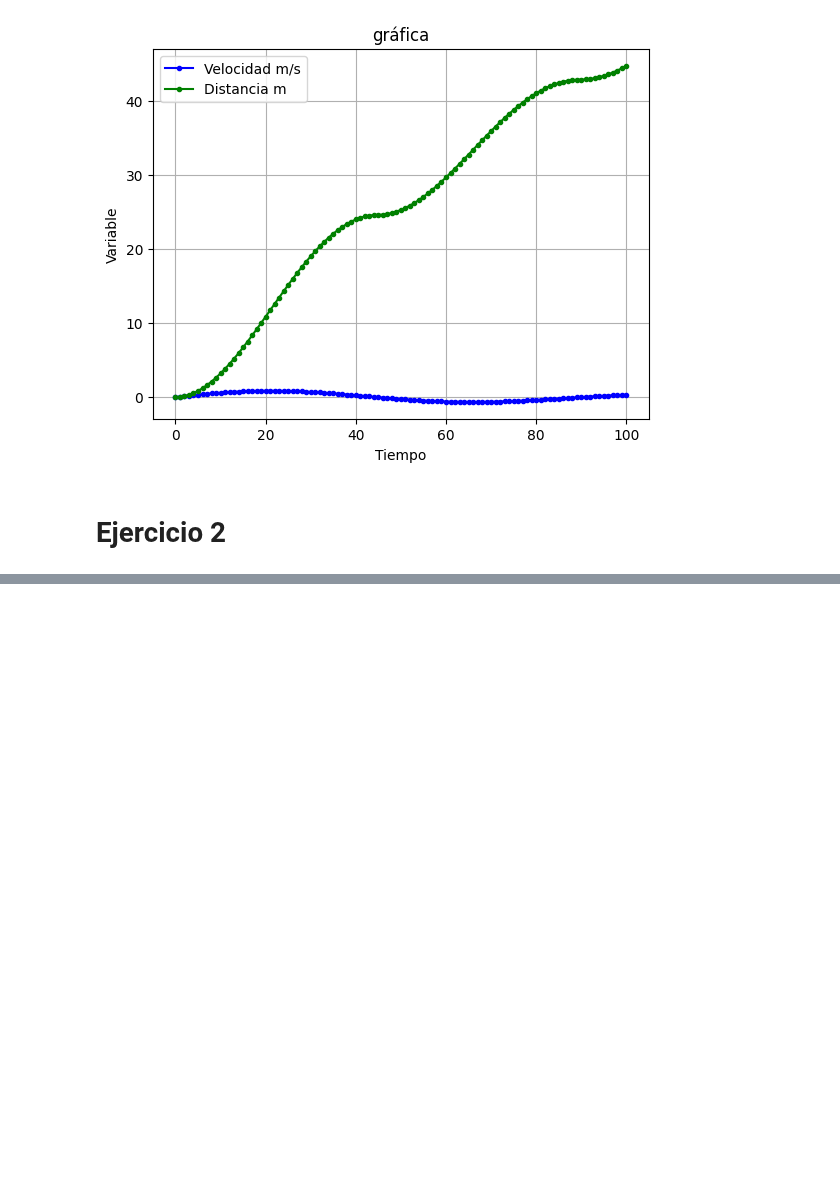
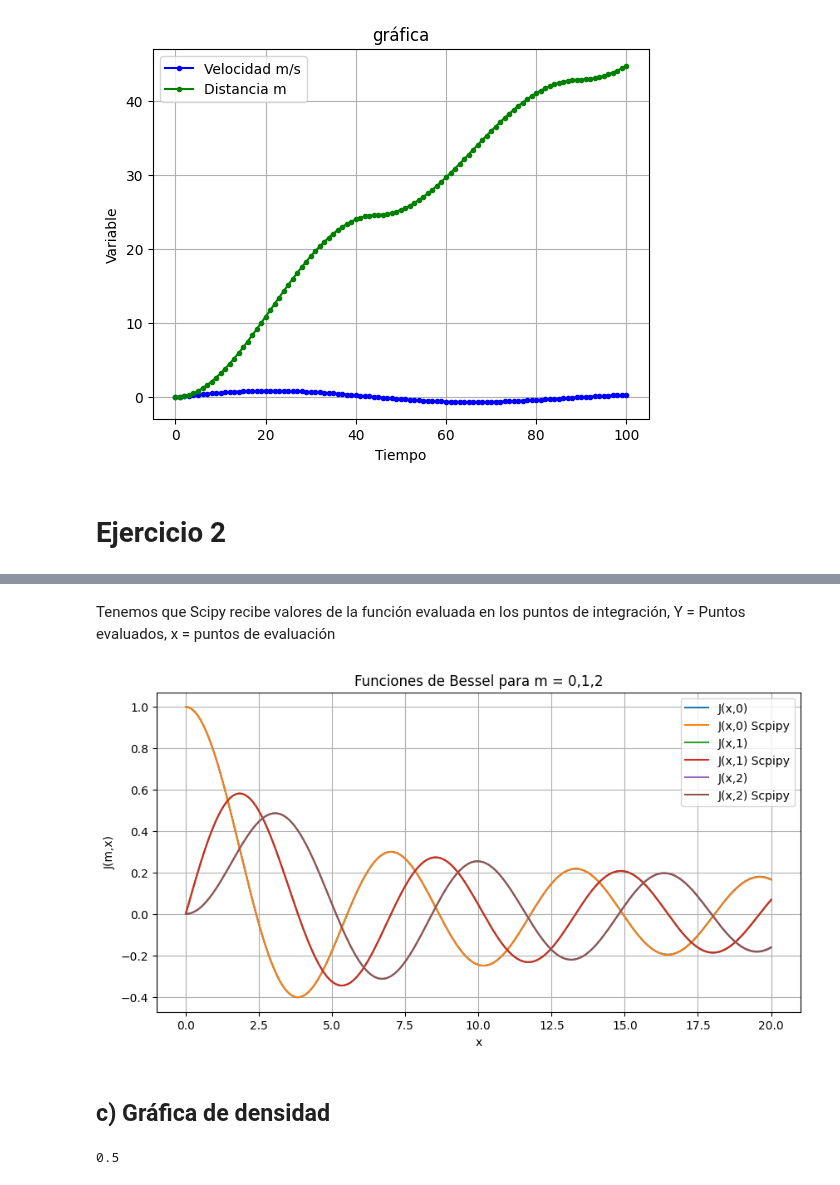
Before and after one commit to jorgexm20-sketch/Fis-sicaComputacional_2027_1, a Jupyter notebook: Homework/TareaPractica4.ipynb, the cells around one changed output, grey strips where cells are left out. Cells and saved outputs as stored; diff of their text form; code cells hidden in the pictures; blank space fills up the shorter version.

```diff
--- a/Homework/TareaPractica4.ipynb
+++ b/Homework/TareaPractica4.ipynb
@@ -181,0 +208,30 @@ plt.grid()
+# %% [markdown]
+Tenemos que Scipy recibe valores de la función evaluada en los puntos de integración, Y = Puntos evaluados, x = puntos de evaluación
+# %%
+# Función de Bessel calculada con SciPy
+def J_Bessel_scipy(m, x):
+    theta = np.linspace(0, np.pi)
+    y_val = np.cos((m*theta)-(x*np.sin(theta)))
+    return (1/np.pi) * simpson(y_val, theta)
+# %%
+x_value_sp = [[], [], []]
+x_value = np.linspace(0,20, 200)
+for i in x_value:
+    for j in range(3):
+
+        x_value_sp[j].append(J_Bessel_scipy(j,i))
+# %%
+
+plt.figure(figsize=(10,5))
+for i in range(3):
+    plt.plot(x_value, J_Bessel(i, x_value), label = f"J(x,{i})")
+    plt.plot(x_value, x_value_sp[i], label = f"J(x,{i}) Scpipy")
+plt.legend(loc = "best")
+plt.title("Funciones de Bessel para m = 0,1,2")
+plt.xlabel("x")
+plt.ylabel("J(m,x)")
+plt.grid()
+# %% [output]
+[figure, added]
+# %% [markdown]
+## c) Gráfica de densidad
@@ -181,0 +246,4 @@ plt.grid()
+# %%
+Intensidad(0, 0.550)
+# %% [output]
+0.5
```
Also changed, not shown: parts of 27 cells of this notebook.
